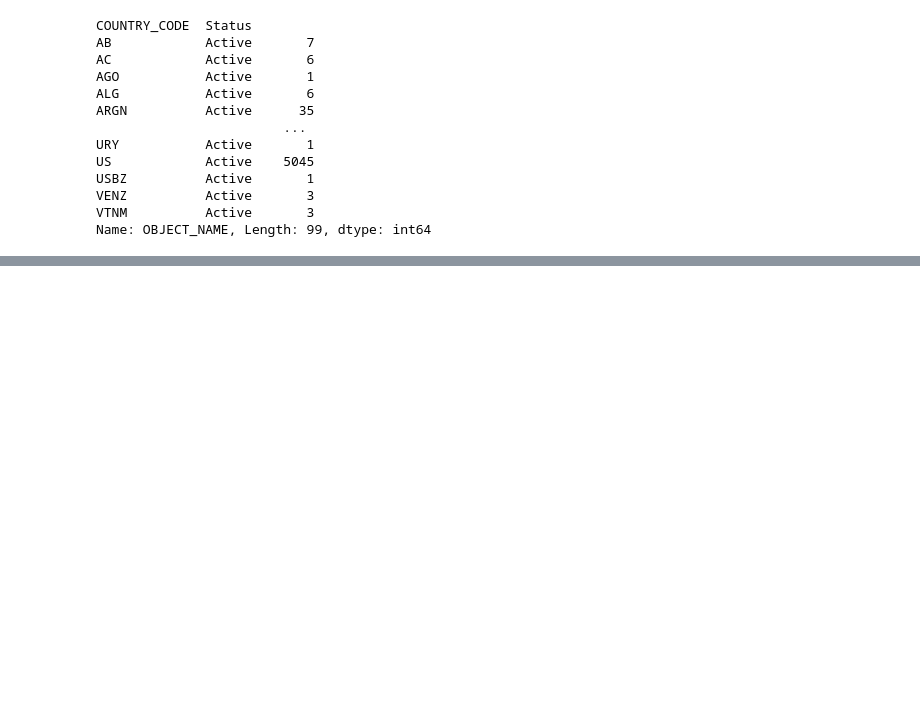
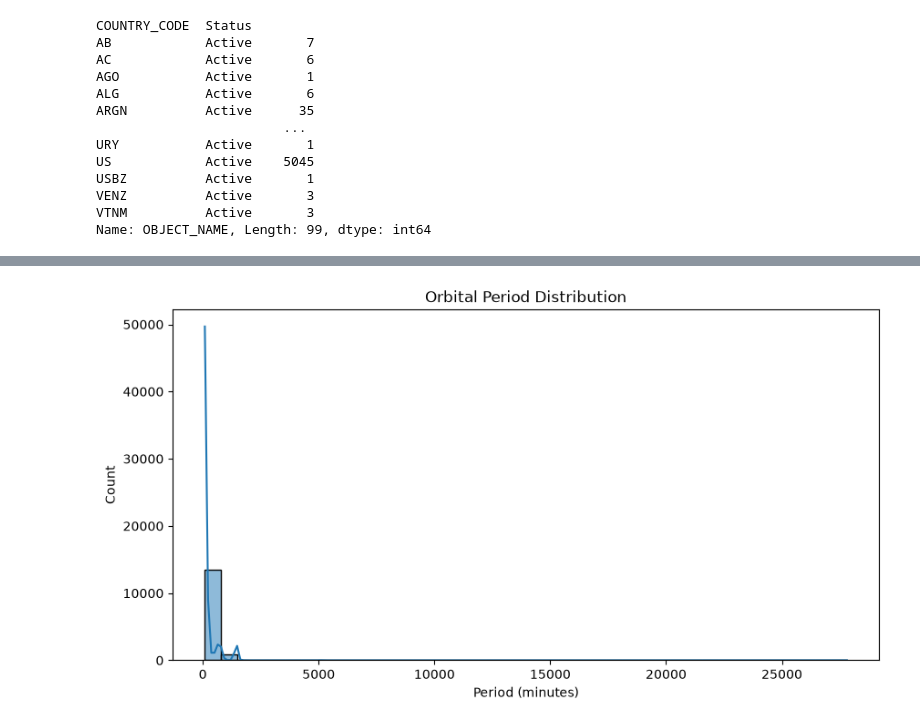
Before and after one commit to irfnafthima/Orbital-Decay-Analytics, a Jupyter notebook: notebooks/orbitaldataanalysis.ipynb, the cells around one changed output, grey strips where cells are left out. Cells and saved outputs as stored; diff of their text form; code cells hidden in the pictures; blank space fills up the shorter version.

```diff
--- a/notebooks/orbitaldataanalysis.ipynb
+++ b/notebooks/orbitaldataanalysis.ipynb
@@ -346,0 +418,16 @@ Name: OBJECT_NAME, Length: 99, dtype: int64
+# %%
+plt.figure(figsize=(10,5))
+
+sns.histplot(
+    df['PERIOD'],
+    bins=40,
+    kde=True
+)
+
+plt.title('Orbital Period Distribution')
+plt.xlabel('Period (minutes)')
+plt.ylabel('Count')
+
+plt.show()
+# %% [output]
+[figure, added]
```
Also changed, not shown: parts of 22 cells of this notebook.
